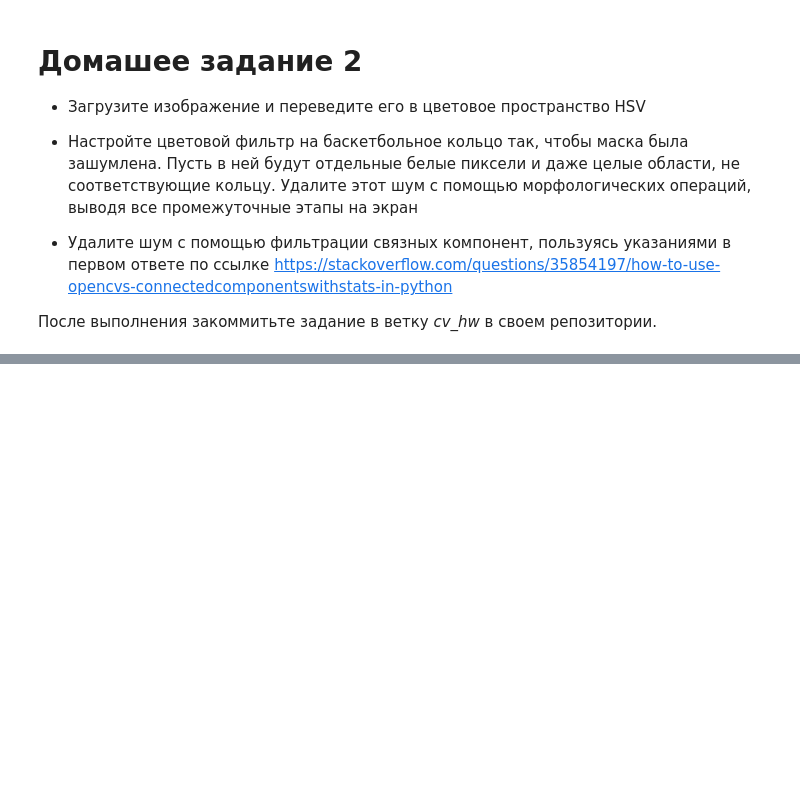
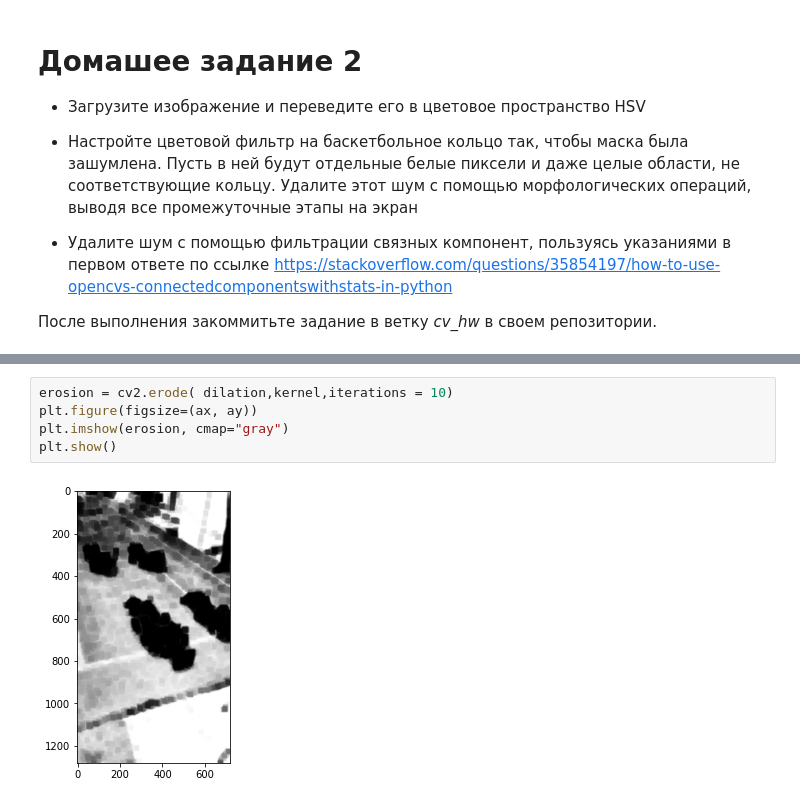
Before and after one commit to cyberschoolinmoscow/robofootball, a Jupyter notebook: homework/cv_hw2.ipynb, the cells around one changed output, grey strips where cells are left out. Drawn from its saved outputs; the diff is of its cells as text; blank space fills up the shorter version.

```diff
--- a/homework/cv_hw2.ipynb
+++ b/homework/cv_hw2.ipynb
@@ -41,0 +51,7 @@ plt.show()
+# %%
+erosion = cv2.erode( dilation,kernel,iterations = 10)
+plt.figure(figsize=(ax, ay))
+plt.imshow(erosion, cmap="gray")
+plt.show()
+# %% [output]
+[figure, added]
```
Also changed, not shown: parts of 12 cells of this notebook.
